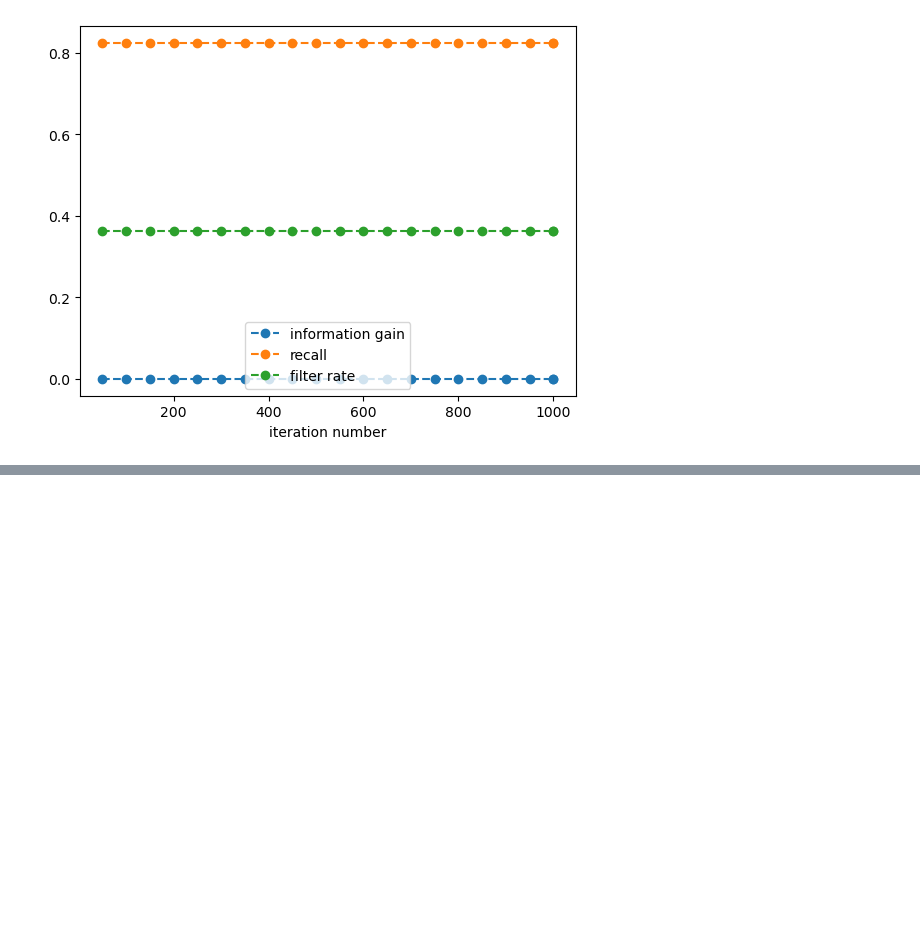
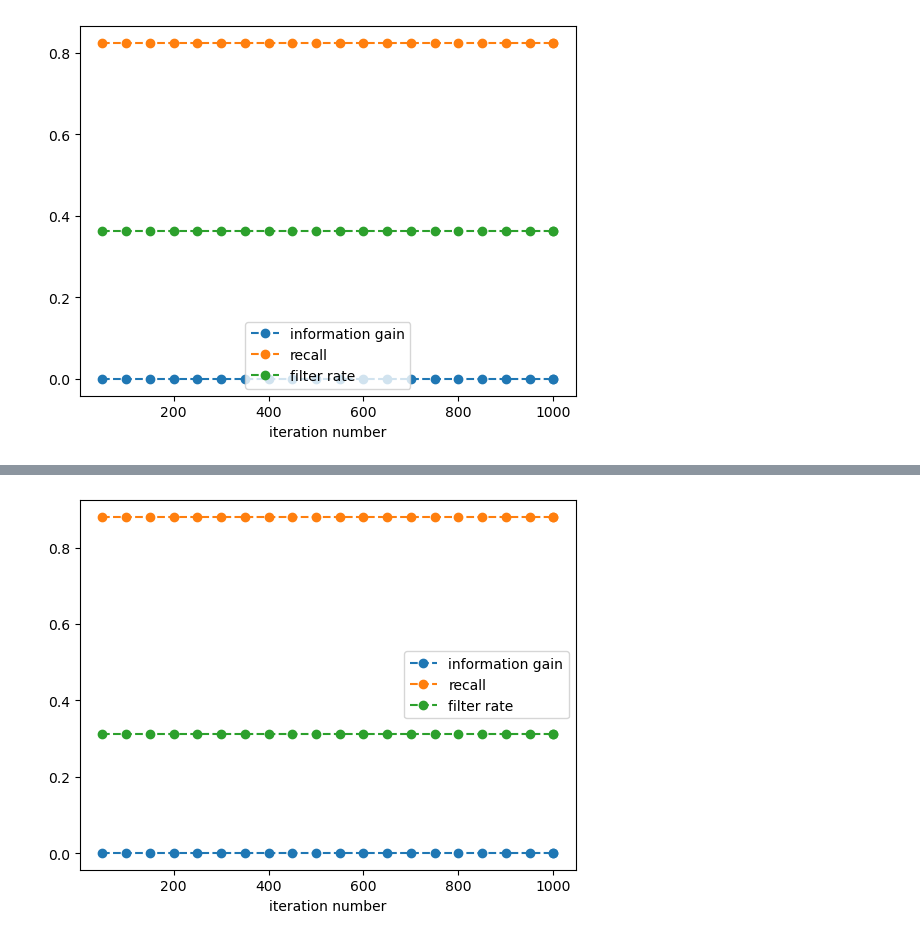
Before and after one commit to eason758/MetaEdge, a Jupyter notebook: 20221207_new_newton_method.ipynb, the cells around one changed output, grey strips where cells are left out. Saved outputs shown, nothing was run; the diff lists cells and outputs as text; code cells hidden in the pictures; blank space fills up the shorter version.

```diff
--- a/20221207_new_newton_method.ipynb
+++ b/20221207_new_newton_method.ipynb
@@ -580,0 +609,23 @@ plot_seperator(results)
+# %%
+#hyperparameter
+SAR_type = 'TO_SAR'
+eps = 1e-1000
+N_max = 1000
+x_name = 'Debit_Amt'
+y_name = 'number_of_Debit'
+step_size = 10
+gamma = 1e-5
+auxiliary_point_select_behind_x = 3
+auxiliary_point_select_behind_y = 3
+upperbound = np.array([[train_set[x_name].max()], [train_set[y_name].max()]])
+sigmoid_b = 0.8
+sigmoid_w = 5
+Mx = train_set[x_name].max()
+My = train_set[y_name].max()
+father_entropy = Entropy(train_set, SAR_type)
+# %%
+if __name__ == '__main__':
+    np.random.seed(1111)
+
+    print(point0)
+    results = GradIGUpdate(point0, x_name, y_name, train_set)
@@ -580,0 +659,4 @@ plot_seperator(results)
+# %%
+plot_results(results)
+# %% [output]
+[figure, added]
```
Also changed, not shown: parts of 9 cells of this notebook, 2 other files.
